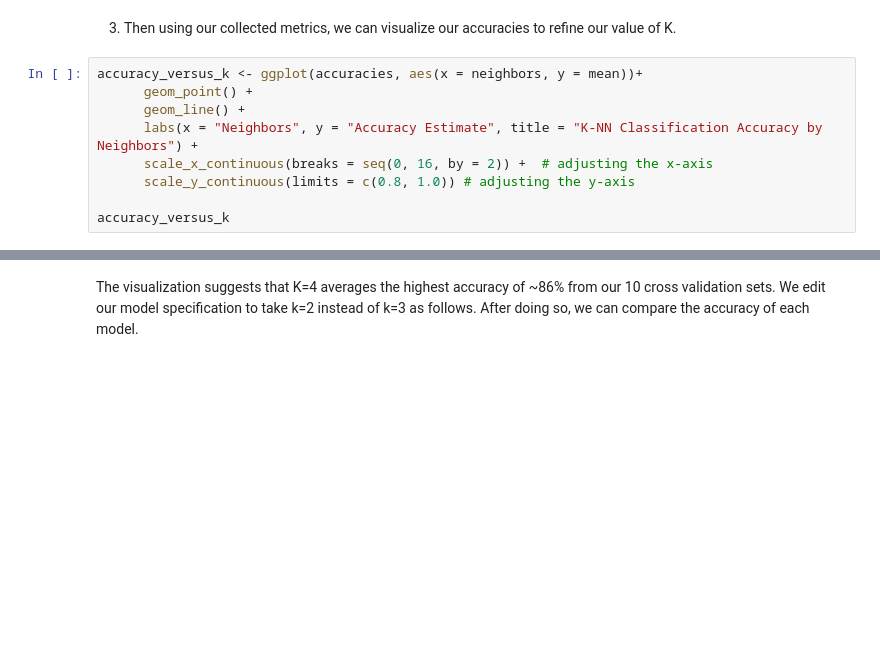
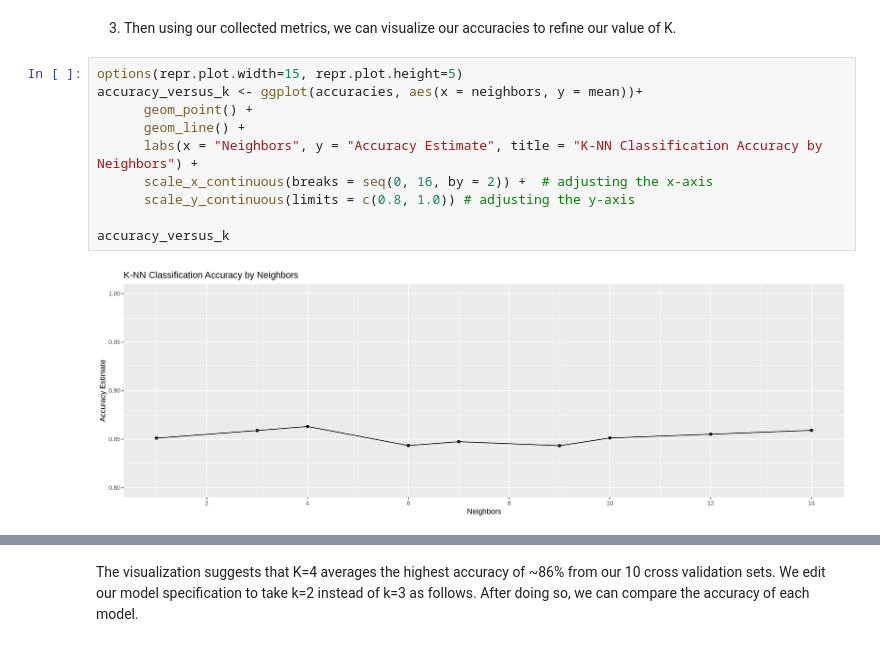
Before and after one commit to calamari99/Facebook-Post-Predictor, a Jupyter notebook: main.ipynb, the cells around one changed output, grey strips where cells are left out. Saved outputs shown, nothing was run; the diff lists cells and outputs as text; blank space fills up the shorter version.

```diff
--- a/main.ipynb
+++ b/main.ipynb
@@ -271,14 +452,17 @@ accuracies
 # %% [markdown]
 3. Then using our collected metrics, we can visualize our accuracies to refine our value of K.
 # %%
+options(repr.plot.width=15, repr.plot.height=5)
 accuracy_versus_k <- ggplot(accuracies, aes(x = neighbors, y = mean))+
       geom_point() +
       geom_line() +
       labs(x = "Neighbors", y = "Accuracy Estimate", title = "K-NN Classification Accuracy by Neighbors") +
       scale_x_continuous(breaks = seq(0, 16, by = 2)) +  # adjusting the x-axis
       scale_y_continuous(limits = c(0.8, 1.0)) # adjusting the y-axis
 
 accuracy_versus_k
+# %% [output]
+[figure, added]
 # %%
 most_accurate_k <- knn_results %>% filter(.metric == "accuracy") %>% arrange(desc(mean)) %>% slice(1)
 most_accurate_k
```
Also changed, not shown: parts of 19 cells of this notebook.
